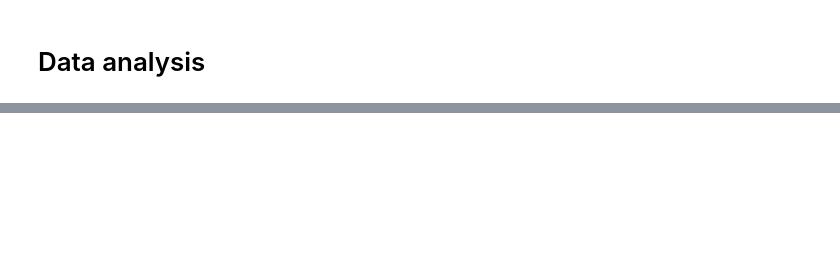
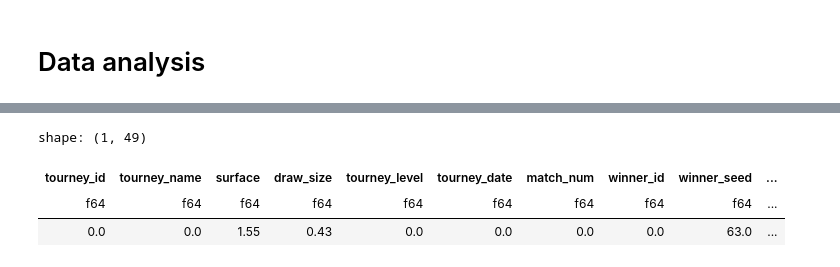
Before and after one commit to ZygimantasB/polars_library, a Jupyter notebook: kaggle/atp_matches_tennis.ipynb, the cells around one changed output, grey strips where cells are left out. Saved outputs shown, nothing was run; the diff lists cells and outputs as text; code cells hidden in the pictures; blank space fills up the shorter version.

```diff
--- a/kaggle/atp_matches_tennis.ipynb
+++ b/kaggle/atp_matches_tennis.ipynb
@@ -948,2 +954,6 @@ shape: (4_209, 5)
 # %% [markdown]
 # Data analysis
+# %%
+df_path = r'D:\Datasets\Data Werehouse\Tennis dataset\tennis_atp.parquet'
+# %%
+df = pl.read_parquet(df_path)
@@ -949,0 +1010,15 @@ shape: (4_209, 5)
+# %%
+df = df.select(
+    pl.all().shrink_dtype()
+)
+# %%
+null_pct = (df.null_count() / df.height * 100).select(
+    cs.all().round(2)
+)
+
+null_pct
+# %% [output]
+shape: (1, 49)
+| tourney_id | tourney_name | surface | draw_size | tourney_level | tourney_date | match_num | winner_id | winner_seed | ... |
+| f64 | f64 | f64 | f64 | f64 | f64 | f64 | f64 | f64 | ... |
+| 0.0 | 0.0 | 1.55 | 0.43 | 0.0 | 0.0 | 0.0 | 0.0 | 63.0 | ... |
```
Also changed, not shown: parts of 9 cells of this notebook.
